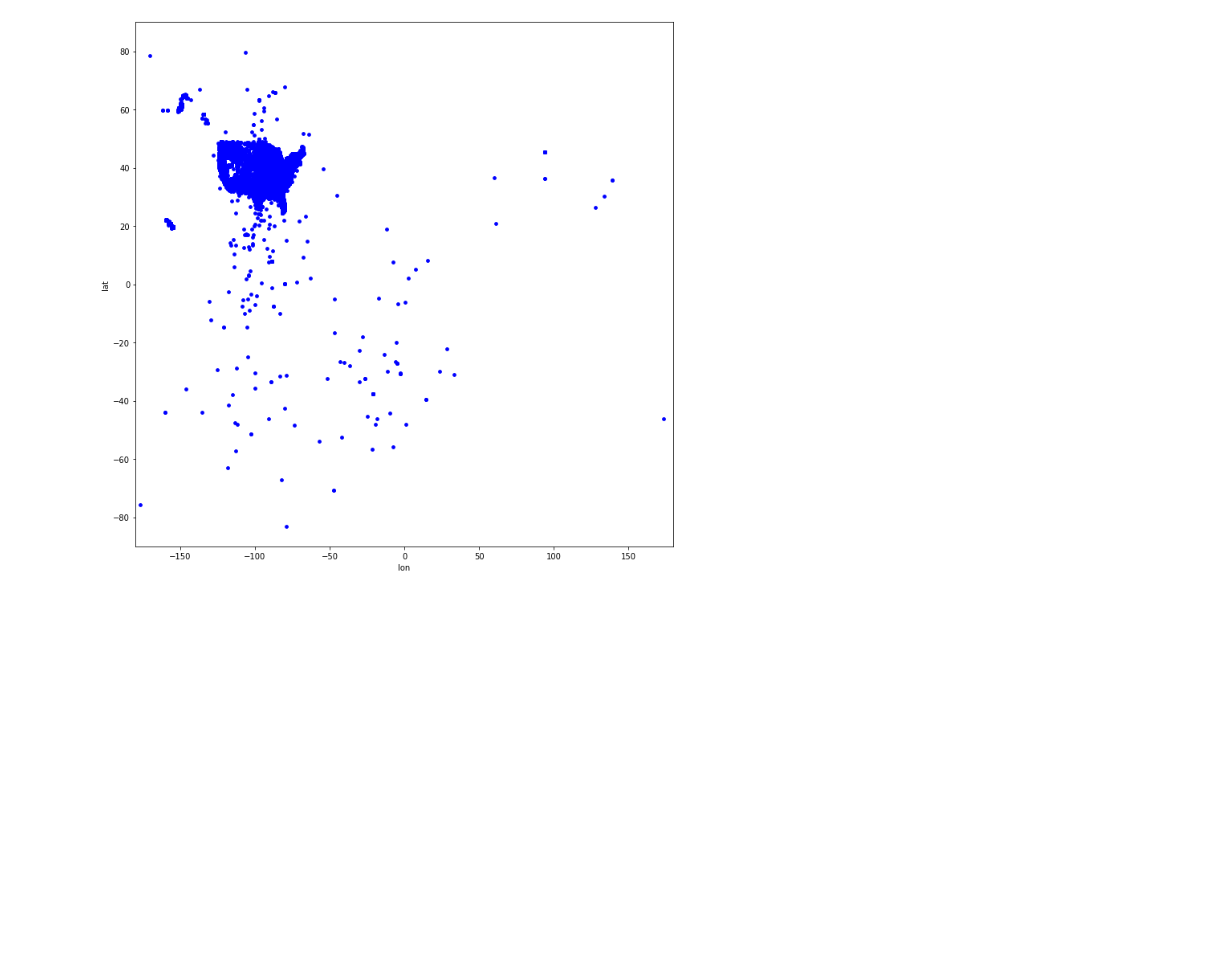
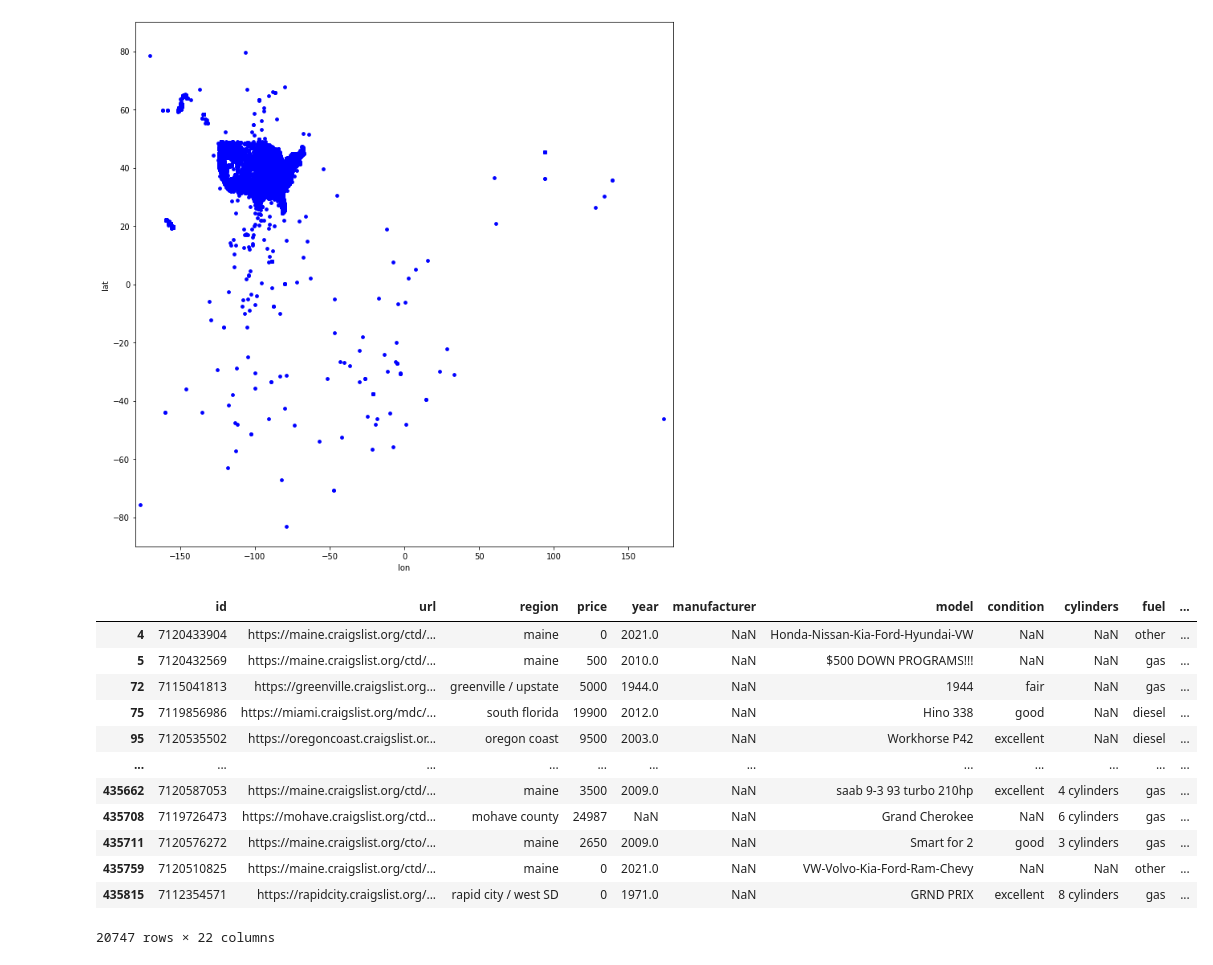
Before and after one commit to mbs8/IF679-ciencia-de-dados, a Jupyter notebook: notebooks/1-initial-analysis.ipynb, the cells around one changed output. Saved outputs shown, nothing was run; the diff lists cells and outputs as text; code cells hidden in the pictures; blank space fills up the shorter version.

```diff
--- a/notebooks/1-initial-analysis.ipynb
+++ b/notebooks/1-initial-analysis.ipynb
@@ -288,3 +299,19 @@ plt.show()
 [figure]
 # %%
 df.info()
+# %%
+df[df['manufacturer'].isnull()]
+# %% [output]
+|  | id | url | region | price | year | manufacturer | model | condition | cylinders | fuel | ... |
+| 4 | 7120433904 | https://maine.craigslist.org/ctd/... | maine | 0 | 2021.0 | NaN | Honda-Nissan-Kia-Ford-Hyundai-VW | NaN | NaN | other | ... |
+| 5 | 7120432569 | https://maine.craigslist.org/ctd/... | maine | 500 | 2010.0 | NaN | $500 DOWN PROGRAMS!!! | NaN | NaN | gas | ... |
+| 72 | 7115041813 | https://greenville.craigslist.org... | greenville / upstate | 5000 | 1944.0 | NaN | 1944 | fair | NaN | gas | ... |
+| 75 | 7119856986 | https://miami.craigslist.org/mdc/... | south florida | 19900 | 2012.0 | NaN | Hino 338 | good | NaN | diesel | ... |
+| 95 | 7120535502 | https://oregoncoast.craigslist.or... | oregon coast | 9500 | 2003.0 | NaN | Workhorse P42 | excellent | NaN | diesel | ... |
+| ... | ... | ... | ... | ... | ... | ... | ... | ... | ... | ... | ... |
+| 435662 | 7120587053 | https://maine.craigslist.org/ctd/... | maine | 3500 | 2009.0 | NaN | saab 9-3 93 turbo 210hp | excellent | 4 cylinders | gas | ... |
+| 435708 | 7119726473 | https://mohave.craigslist.org/ctd... | mohave county | 24987 | NaN | NaN | Grand Cherokee | NaN | 6 cylinders | gas | ... |
+| 435711 | 7120576272 | https://maine.craigslist.org/cto/... | maine | 2650 | 2009.0 | NaN | Smart for 2 | good | 3 cylinders | gas | ... |
+| 435759 | 7120510825 | https://maine.craigslist.org/ctd/... | maine | 0 | 2021.0 | NaN | VW-Volvo-Kia-Ford-Ram-Chevy | NaN | NaN | other | ... |
+| 435815 | 7112354571 | https://rapidcity.craigslist.org/... | rapid city / west SD | 0 | 1971.0 | NaN | GRND PRIX | excellent | 8 cylinders | gas | ... |
+20747 rows × 22 columns
```
Also changed, not shown: parts of 6 cells of this notebook.
